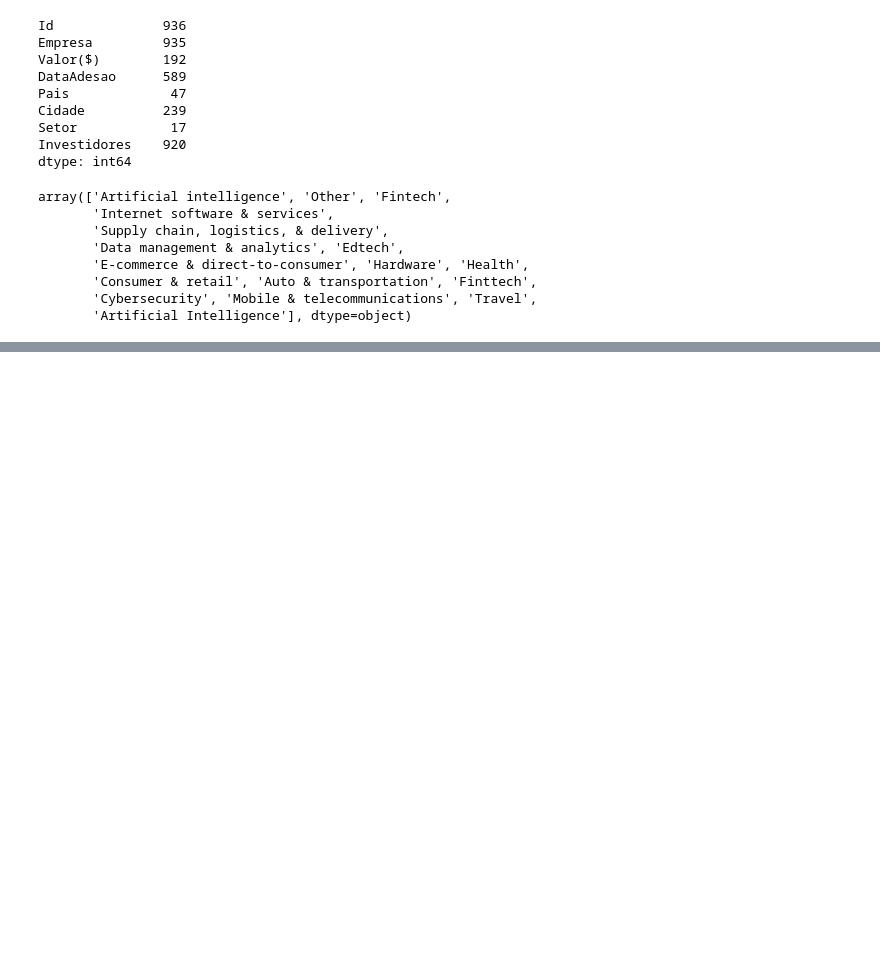
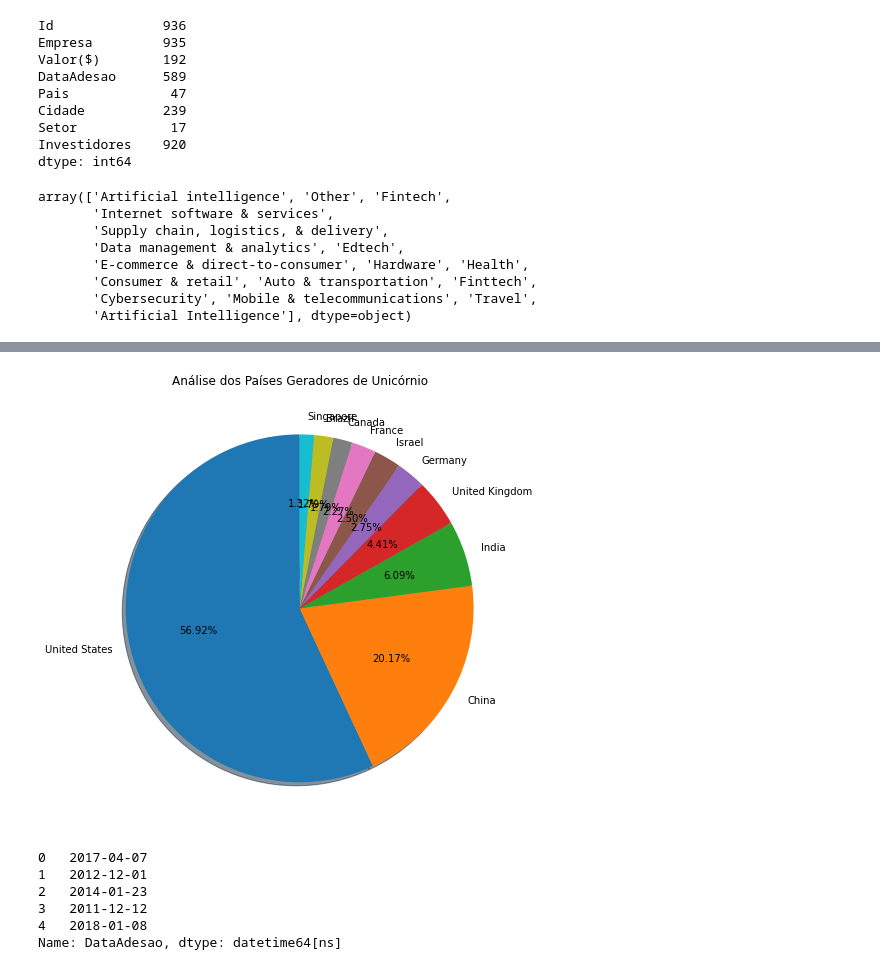
Before and after one commit to hccruz/ProjetoUnicornio, a Jupyter notebook: ProjetoUnicornio.ipynb, the cells around one changed output, grey strips where cells are left out. Cells and saved outputs as stored; diff of their text form; code cells hidden in the pictures; blank space fills up the shorter version.

```diff
--- a/ProjetoUnicornio.ipynb
+++ b/ProjetoUnicornio.ipynb
@@ -207,0 +209,23 @@ plt.pie(
+# %%
+# Plot dos top 10 do paises
+plt.figure( figsize=(20,8))
+plt.title('Análise dos Países Geradores de Unicórnio')
+plt.pie(
+    Analise.head(10),
+    labels = Analise.index[0:10],
+    shadow=True,
+    startangle=90,
+    autopct='%1.2f%%'
+);
+# %% [output]
+[figure, added]
+# %%
+df['DataAdesao'] = pd.to_datetime(df['DataAdesao'])
+df['DataAdesao'].head()
+# %% [output]
+0   2017-04-07
+1   2012-12-01
+2   2014-01-23
+3   2011-12-12
+4   2018-01-08
+Name: DataAdesao, dtype: datetime64[ns]
```
Also changed, not shown: parts of 9 cells of this notebook.
